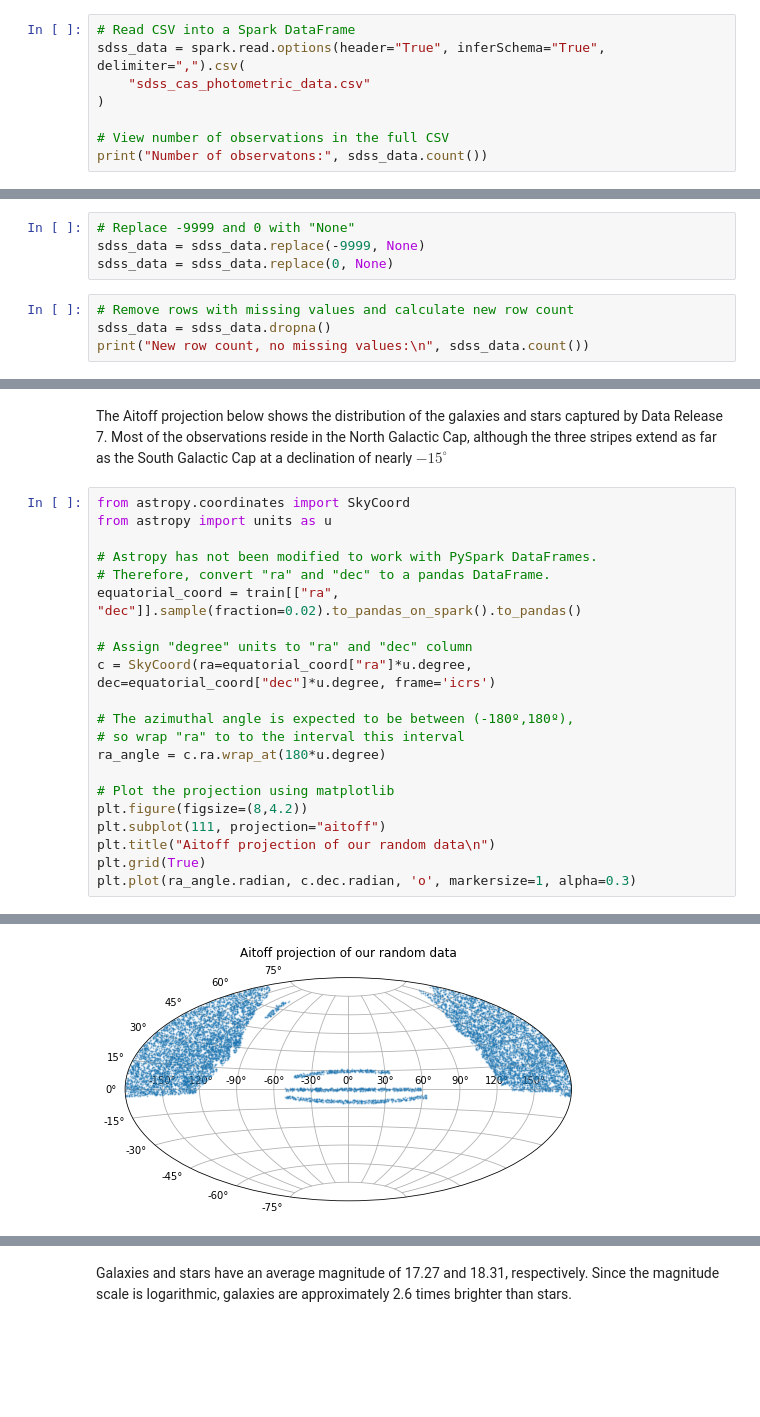
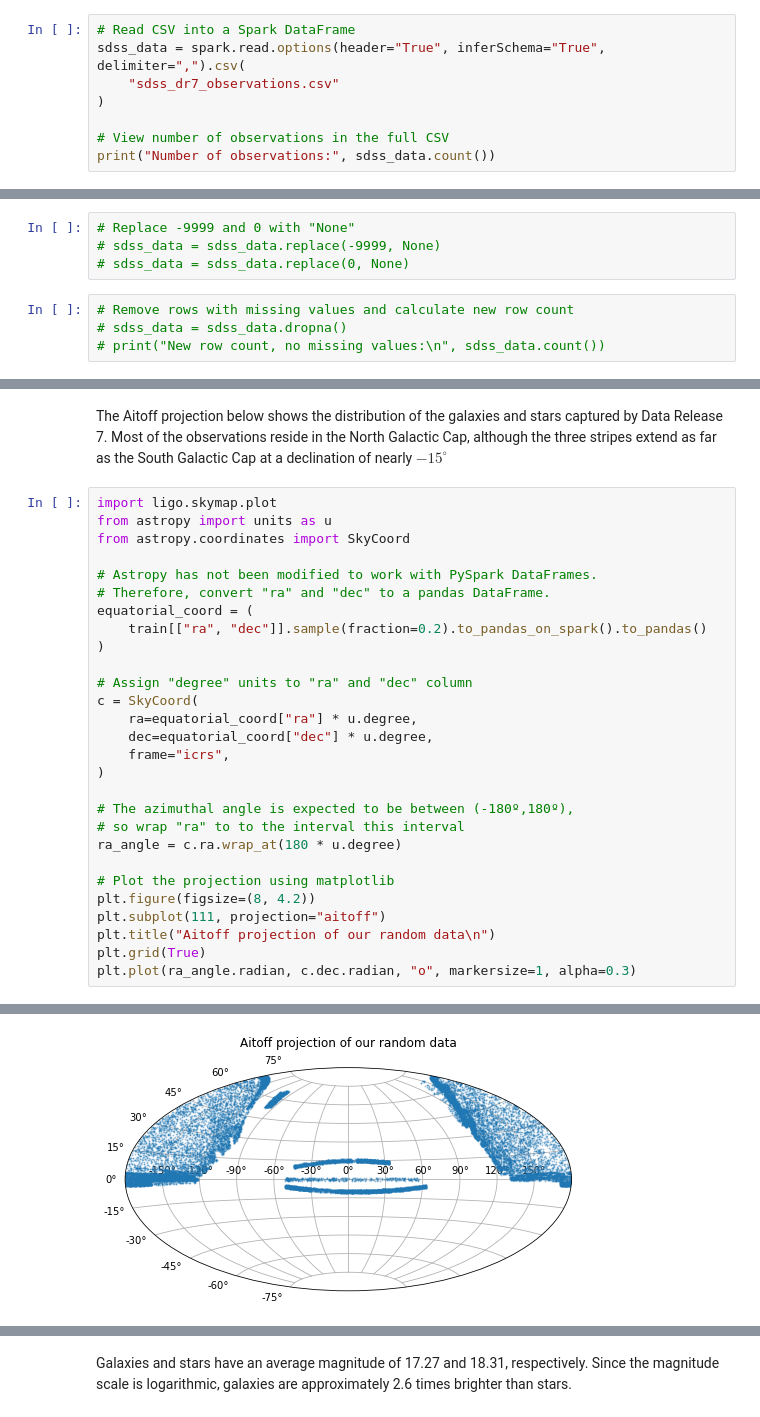
Before and after one commit to scimaksim/ML-Star-Galaxy-Classifiers, a Jupyter notebook: Nikiforov_Project_3.ipynb, the cells around one changed output, grey strips where cells are left out. Saved outputs shown, nothing was run; the diff lists cells and outputs as text; blank space fills up the shorter version.

```diff
--- a/Nikiforov_Project_3.ipynb
+++ b/Nikiforov_Project_3.ipynb
@@ -61,9 +55,9 @@ This SQL request retrieves 1,030,220 rows of observations with the following sch
 # %%
 # Read CSV into a Spark DataFrame
 sdss_data = spark.read.options(header="True", inferSchema="True", delimiter=",").csv(
-    "sdss_cas_photometric_data.csv"
+    "sdss_dr7_observations.csv"
 )
 
 # View number of observations in the full CSV
-print("Number of observatons:", sdss_data.count())
+print("Number of observations:", sdss_data.count())
 # %% [output]
@@ -264,8 +253,8 @@ Compared to the total number of rows in the data - $1,030,220$ - $11,832$ missin
 # %%
 # Replace -9999 and 0 with "None"
-sdss_data = sdss_data.replace(-9999, None)
-sdss_data = sdss_data.replace(0, None)
+# sdss_data = sdss_data.replace(-9999, None)
+# sdss_data = sdss_data.replace(0, None)
 # %%
 # Remove rows with missing values and calculate new row count
-sdss_data = sdss_data.dropna()
-print("New row count, no missing values:\n", sdss_data.count())
+# sdss_data = sdss_data.dropna()
+# print("New row count, no missing values:\n", sdss_data.count())
@@ -336,26 +342,33 @@ train.groupBy("obj_category").count().show()
 # %% [markdown]
 The Aitoff projection below shows the distribution of the galaxies and stars captured by Data Release 7. Most of the observations reside in the North Galactic Cap, although the three stripes extend as far as the South Galactic Cap at a declination of nearly $-15^{\circ}$
 # %%
+import ligo.skymap.plot
+from astropy import units as u
 from astropy.coordinates import SkyCoord
-from astropy import units as u
 
 # Astropy has not been modified to work with PySpark DataFrames.
 # Therefore, convert "ra" and "dec" to a pandas DataFrame.
-equatorial_coord = train[["ra", "dec"]].sample(fraction=0.02).to_pandas_on_spark().to_pandas()
+equatorial_coord = (
+    train[["ra", "dec"]].sample(fraction=0.2).to_pandas_on_spark().to_pandas()
+)
 
 # Assign "degree" units to "ra" and "dec" column
-c = SkyCoord(ra=equatorial_coord["ra"]*u.degree, dec=equatorial_coord["dec"]*u.degree, frame='icrs')
+c = SkyCoord(
+    ra=equatorial_coord["ra"] * u.degree,
+    dec=equatorial_coord["dec"] * u.degree,
+    frame="icrs",
+)
 
 # The azimuthal angle is expected to be between (-180º,180º),
 # so wrap "ra" to to the interval this interval
-ra_angle = c.ra.wrap_at(180*u.degree)
+ra_angle = c.ra.wrap_at(180 * u.degree)
 
 # Plot the projection using matplotlib
-plt.figure(figsize=(8,4.2))
+plt.figure(figsize=(8, 4.2))
 plt.subplot(111, projection="aitoff")
 plt.title("Aitoff projection of our random data\n")
 plt.grid(True)
-plt.plot(ra_angle.radian, c.dec.radian, 'o', markersize=1, alpha=0.3)
+plt.plot(ra_angle.radian, c.dec.radian, "o", markersize=1, alpha=0.3)
 # %% [output]
 [<matplotlib.lines.Line2D at 0x...>]
-[figure, old version]
+[figure, new version]
```
Also changed, not shown: parts of 73 cells of this notebook, 6 other files.
